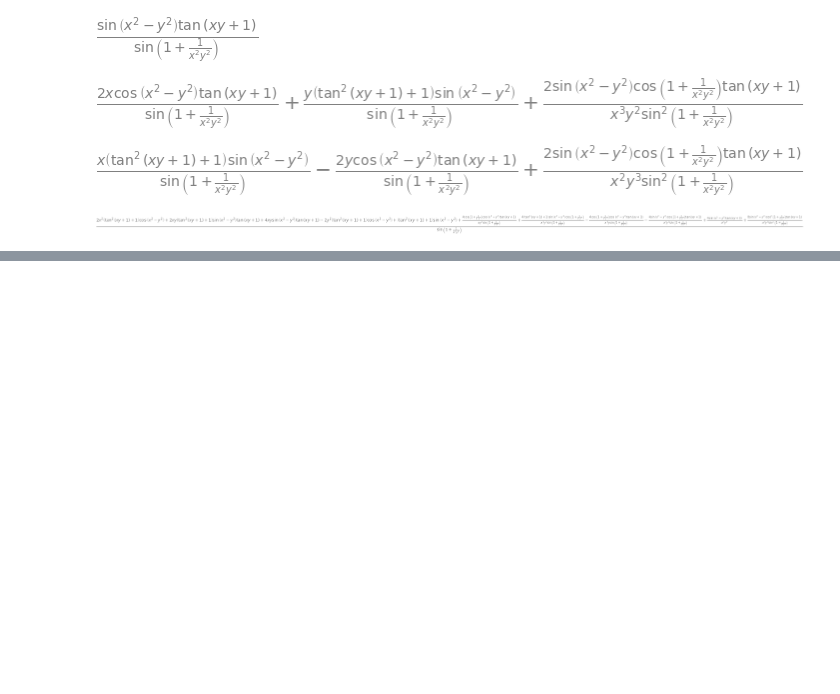
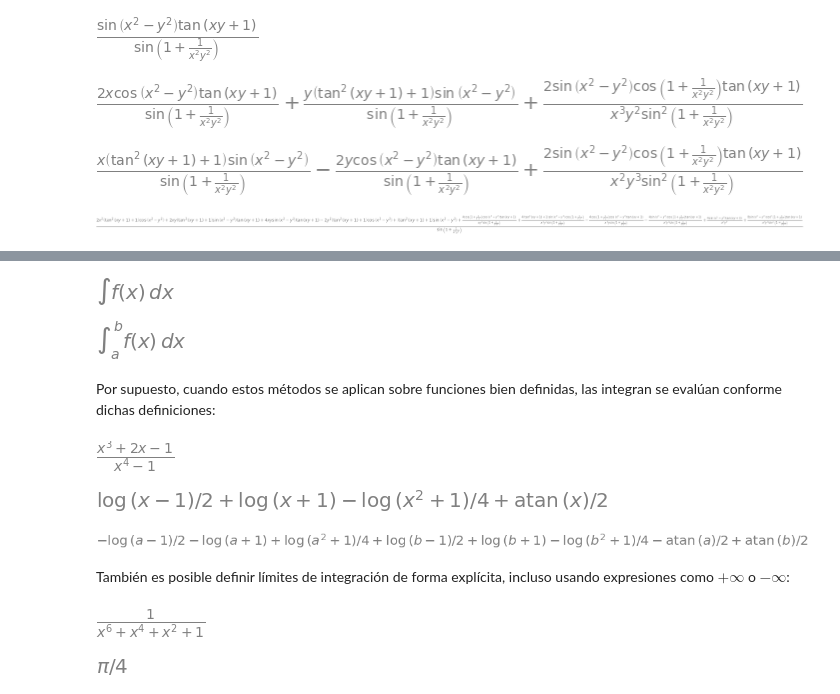
Before and after one commit to rquezadac/udd_data_analytics_lectures, a Jupyter notebook: seccion_04_scipy/clase_4_2.ipynb, the cells around one changed output, grey strips where cells are left out. Drawn from its saved outputs; the diff is of its cells as text; code cells hidden in the pictures; blank space fills up the shorter version.

```diff
--- a/seccion_04_scipy/clase_4_2.ipynb
+++ b/seccion_04_scipy/clase_4_2.ipynb
@@ -870,0 +902,18 @@ t.diff(x, y)
+# %%
+# Definimos todas las variables simbólicas a utilizar.
+a, b, x = sympy.symbols("a, b, x", real=True)
+# %%
+# Definimos la función f(x).
+f = sympy.Function("f")(x)
+# %%
+# Expresamos la integral indefinida de f.
+f.integrate(x)
+# %% [output]
+[figure, added]
+# %%
+# Expresamos la integral de f sobre el intervalo cerrado [a, b].
+sympy.integrate(f, (x, a, b))
+# %% [output]
+[figure, added]
+# %% [markdown]
+Por supuesto, cuando estos métodos se aplican sobre funciones bien definidas, las integran se evalúan conforme dichas definiciones:
@@ -870,0 +923,17 @@ t.diff(x, y)
+# %%
+# Mostramos esta expresión en pantalla.
+g
+# %% [output]
+[figure, added]
+# %%
+# Calculamos la integral indefinida de la expresión anterior.
+g.integrate(x)
+# %% [output]
+[figure, added]
+# %%
+# Calculamos la integral de la expresion anterior, definida sobre el intervalo [a, b].
+sympy.integrate(g, (x, a, b))
+# %% [output]
+[figure, added]
+# %% [markdown]
+También es posible definir límites de integración de forma explícita, incluso usando expresiones como $+\infty$ o $-\infty$:
@@ -870,0 +943,10 @@ t.diff(x, y)
+# %%
+# Mostramos la expresión en pantalla.
+h
+# %% [output]
+[figure, added]
+# %%
+# Calculamos la integral de la expresion anterior, definida sobre el intervalo [0, +∞].
+sympy.integrate(h, (x, 0, sympy.oo))
+# %% [output]
+[figure, added]
```
Also changed, not shown: parts of 37 cells of this notebook.
